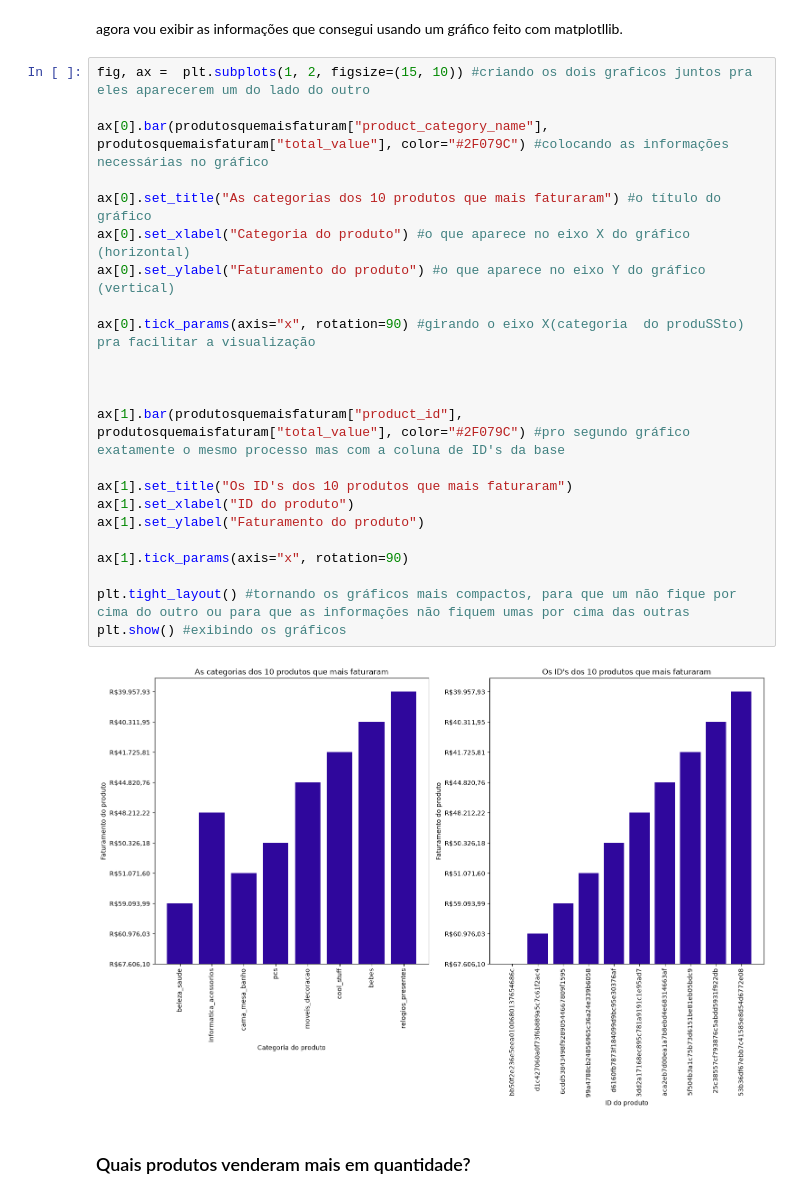
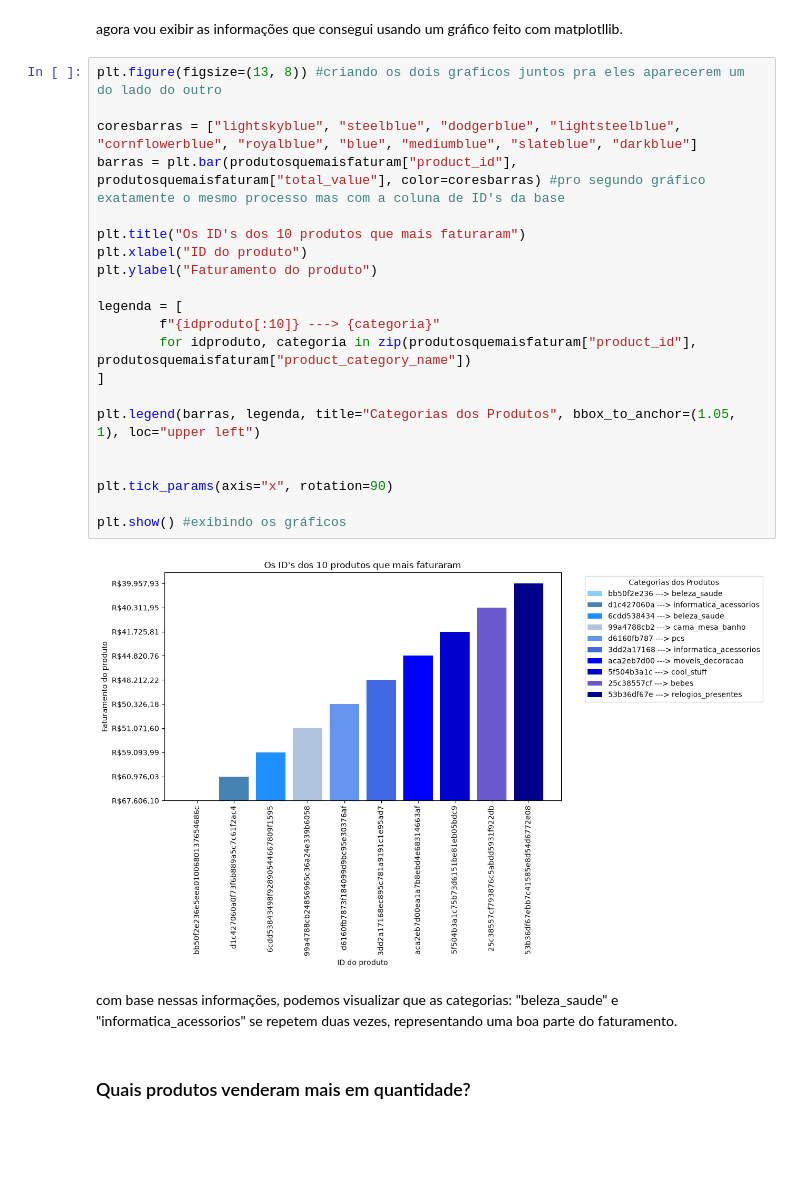
Before and after one commit to jgabryelp/projeto-analise-de-dados-ecommerce-, a Jupyter notebook: analiseseccomerce.ipynb, the cells around one changed output. Saved outputs shown, nothing was run; the diff lists cells and outputs as text; blank space fills up the shorter version.

```diff
--- a/analiseseccomerce.ipynb
+++ b/analiseseccomerce.ipynb
@@ -77,30 +77,30 @@ display(produtosquemaisfaturam)
 # %% [markdown]
 agora vou exibir as informações que consegui usando um gráfico feito com matplotllib.
 # %%
-fig, ax =  plt.subplots(1, 2, figsize=(15, 10)) #criando os dois graficos juntos pra eles aparecerem um do lado do outro
+plt.figure(figsize=(13, 8)) #criando os dois graficos juntos pra eles aparecerem um do lado do outro
 
-ax[0].bar(produtosquemaisfaturam["product_category_name"], produtosquemaisfaturam["total_value"], color="#2F079C") #colocando as informações necessárias no gráfico
+coresbarras = ["lightskyblue", "steelblue", "dodgerblue", "lightsteelblue", "cornflowerblue", "royalblue", "blue", "mediumblue", "slateblue", "darkblue"]
+barras = plt.bar(produtosquemaisfaturam["product_id"], produtosquemaisfaturam["total_value"], color=coresbarras) #pro segundo gráfico exatamente o mesmo processo mas com a coluna de ID's da base
 
-ax[0].set_title("As categorias dos 10 produtos que mais faturaram") #o título do gráfico
-ax[0].set_xlabel("Categoria do produto") #o que aparece no eixo X do gráfico (horizontal)
-ax[0].set_ylabel("Faturamento do produto") #o que aparece no eixo Y do gráfico (vertical)
+plt.title("Os ID's dos 10 produtos que mais faturaram")
+plt.xlabel("ID do produto")
+plt.ylabel("Faturamento do produto")
 
-ax[0].tick_params(axis="x", rotation=90) #girando o eixo X(categoria  do produSSto) pra facilitar a visualização
+legenda = [
+        f"{idproduto[:10]} ---> {categoria}"
+        for idproduto, categoria in zip(produtosquemaisfaturam["product_id"], produtosquemaisfaturam["product_category_name"])
+]
+
+plt.legend(barras, legenda, title="Categorias dos Produtos", bbox_to_anchor=(1.05, 1), loc="upper left")
 
 
+plt.tick_params(axis="x", rotation=90)
 
-ax[1].bar(produtosquemaisfaturam["product_id"], produtosquemaisfaturam["total_value"], color="#2F079C") #pro segundo gráfico exatamente o mesmo processo mas com a coluna de ID's da base
-
-ax[1].set_title("Os ID's dos 10 produtos que mais faturaram")
-ax[1].set_xlabel("ID do produto")
-ax[1].set_ylabel("Faturamento do produto")
-
-ax[1].tick_params(axis="x", rotation=90)
-
-plt.tight_layout() #tornando os gráficos mais compactos, para que um não fique por cima do outro ou para que as informações não fiquem umas por cima das outras
 plt.show() #exibindo os gráficos
 # %% [output]
-[figure, old version]
+[figure, new version]
+# %% [markdown]
+com base nessas informações, podemos visualizar que as categorias: "beleza_saude" e "informatica_acessorios" se repetem duas vezes, representando uma boa parte do faturamento.
 # %% [markdown]
 ### Quais produtos venderam mais em quantidade?
 # %% [markdown]
```
Also changed, not shown: parts of 11 cells of this notebook.
